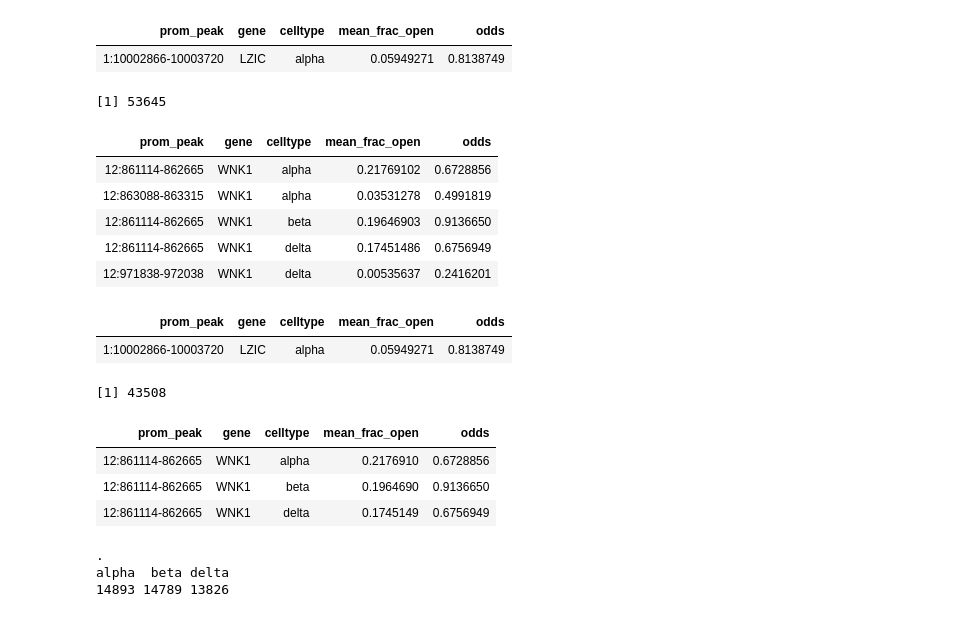
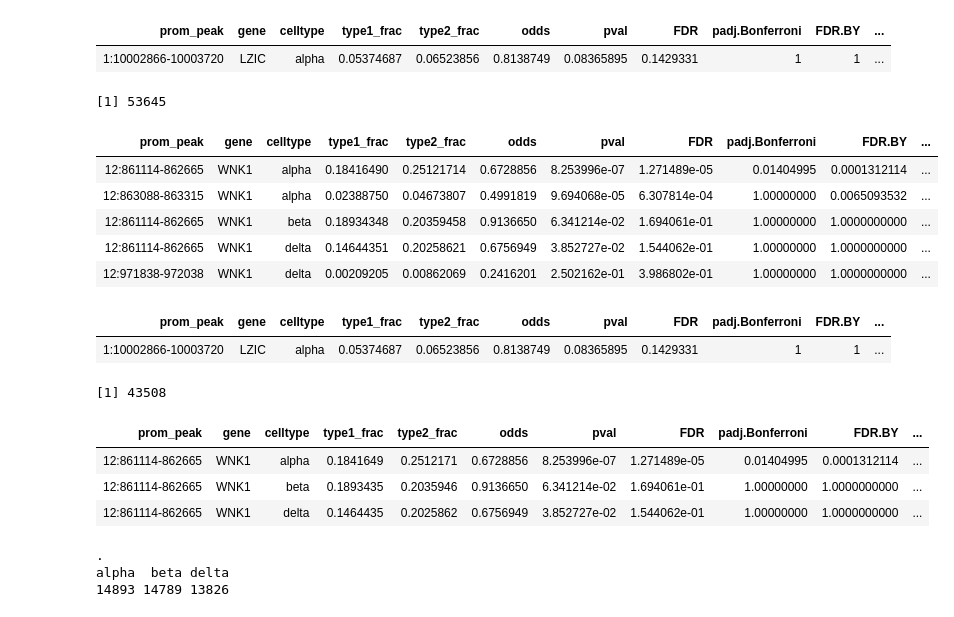
Before and after one commit to biomystery/islet_figs_motifs, a Jupyter notebook: promoter/unify_rank_list_odds.ipynb, the cells around one changed output. Cells and saved outputs as stored; diff of their text form; code cells hidden in the pictures.

```diff
--- a/promoter/unify_rank_list_odds.ipynb
+++ b/promoter/unify_rank_list_odds.ipynb
@@ -3,34 +3,33 @@ require(data.table)
 require(tidyverse)
 # %%
 rnk.old <- fread("../figures/Fig2/subfigs/fig_2.prom.sub_vs_sub.fisher.csv") %>%
-    mutate(mean_frac_open = (type1_frac + type2_frac)/2) %>% select(prom_peak, gene,
-    celltype, mean_frac_open, odds)
+    mutate(mean_frac_open = (type1_frac + type2_frac)/2)
 rnk.old %>% head(1)
 rnk.old %>% nrow()
 rnk.old %>% filter(gene == "WNK1")
 # %% [output]
-| prom_peak | gene | celltype | mean_frac_open | odds |
-| 1:10002866-10003720 | LZIC | alpha | 0.05949271 | 0.8138749 |
+| prom_peak | gene | celltype | type1_frac | type2_frac | odds | pval | FDR | padj.Bonferroni | FDR.BY | ... |
+| 1:10002866-10003720 | LZIC | alpha | 0.05374687 | 0.06523856 | 0.8138749 | 0.08365895 | 0.1429331 | 1 | 1 | ... |
 [1] 53645
-| prom_peak | gene | celltype | mean_frac_open | odds |
-| 12:861114-862665 | WNK1 | alpha | 0.21769102 | 0.6728856 |
-| 12:863088-863315 | WNK1 | alpha | 0.03531278 | 0.4991819 |
-| 12:861114-862665 | WNK1 | beta | 0.19646903 | 0.9136650 |
-| 12:861114-862665 | WNK1 | delta | 0.17451486 | 0.6756949 |
-| 12:971838-972038 | WNK1 | delta | 0.00535637 | 0.2416201 |
+| prom_peak | gene | celltype | type1_frac | type2_frac | odds | pval | FDR | padj.Bonferroni | FDR.BY | ... |
+| 12:861114-862665 | WNK1 | alpha | 0.18416490 | 0.25121714 | 0.6728856 | 8.253996e-07 | 1.271489e-05 | 0.01404995 | 0.0001312114 | ... |
+| 12:863088-863315 | WNK1 | alpha | 0.02388750 | 0.04673807 | 0.4991819 | 9.694068e-05 | 6.307814e-04 | 1.00000000 | 0.0065093532 | ... |
+| 12:861114-862665 | WNK1 | beta | 0.18934348 | 0.20359458 | 0.9136650 | 6.341214e-02 | 1.694061e-01 | 1.00000000 | 1.0000000000 | ... |
+| 12:861114-862665 | WNK1 | delta | 0.14644351 | 0.20258621 | 0.6756949 | 3.852727e-02 | 1.544062e-01 | 1.00000000 | 1.0000000000 | ... |
+| 12:971838-972038 | WNK1 | delta | 0.00209205 | 0.00862069 | 0.2416201 | 2.502162e-01 | 3.986802e-01 | 1.00000000 | 1.0000000000 | ... |
 # %%
 rnk.new <- rnk.old %>% group_by(celltype, gene) %>% top_n(1, mean_frac_open)
 rnk.new %>% head(1)
 rnk.new %>% nrow
 rnk.new %>% filter(gene == "WNK1")
 # %% [output]
-| prom_peak | gene | celltype | mean_frac_open | odds |
-| 1:10002866-10003720 | LZIC | alpha | 0.05949271 | 0.8138749 |
+| prom_peak | gene | celltype | type1_frac | type2_frac | odds | pval | FDR | padj.Bonferroni | FDR.BY | ... |
+| 1:10002866-10003720 | LZIC | alpha | 0.05374687 | 0.06523856 | 0.8138749 | 0.08365895 | 0.1429331 | 1 | 1 | ... |
 [1] 43508
-| prom_peak | gene | celltype | mean_frac_open | odds |
-| 12:861114-862665 | WNK1 | alpha | 0.2176910 | 0.6728856 |
-| 12:861114-862665 | WNK1 | beta | 0.1964690 | 0.9136650 |
-| 12:861114-862665 | WNK1 | delta | 0.1745149 | 0.6756949 |
+| prom_peak | gene | celltype | type1_frac | type2_frac | odds | pval | FDR | padj.Bonferroni | FDR.BY | ... |
+| 12:861114-862665 | WNK1 | alpha | 0.1841649 | 0.2512171 | 0.6728856 | 8.253996e-07 | 1.271489e-05 | 0.01404995 | 0.0001312114 | ... |
+| 12:861114-862665 | WNK1 | beta | 0.1893435 | 0.2035946 | 0.9136650 | 6.341214e-02 | 1.694061e-01 | 1.00000000 | 1.0000000000 | ... |
+| 12:861114-862665 | WNK1 | delta | 0.1464435 | 0.2025862 | 0.6756949 | 3.852727e-02 | 1.544062e-01 | 1.00000000 | 1.0000000000 | ... |
 # %%
 rnk.new%>%pull(celltype)%>%table
 # %% [output]
```
Also changed, not shown: 13 other files.
